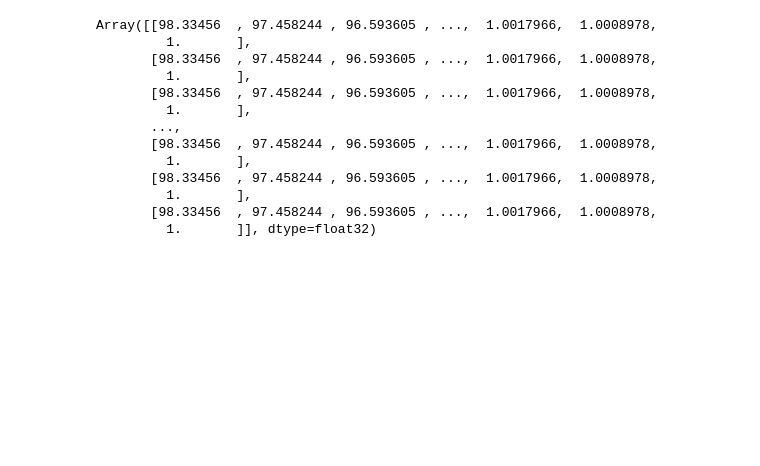
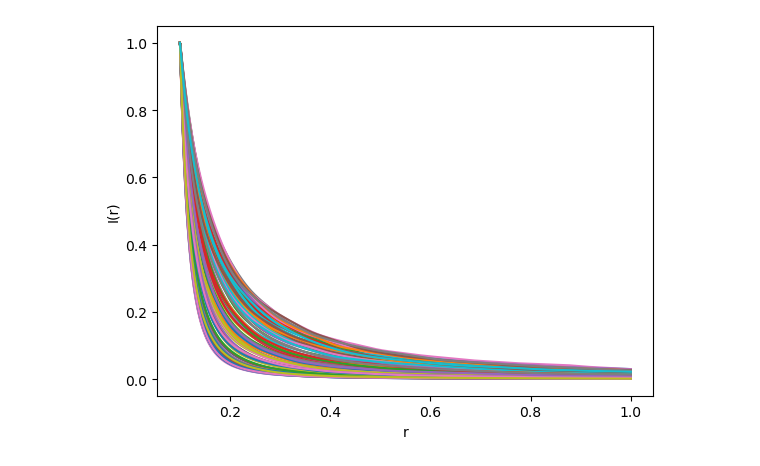
Before and after one commit to RuneRost/RadiativeTransfer, a Jupyter notebook: create_data_1d.ipynb, the cells around one changed output. Saved outputs shown, nothing was run; the diff lists cells and outputs as text; code cells hidden in the pictures; blank space fills up the shorter version.

```diff
--- a/create_data_1d.ipynb
+++ b/create_data_1d.ipynb
@@ -167,20 +164,16 @@ def create_data(r_min, r_max, num_steps_r, f_min, f_max, num_steps_f, key, num_s
     return j_train, a_train, a_noisy_train, I_train
 # %%
 key = random.PRNGKey(0)
-results = create_data(0.1, 1.0, 2000, 0.1, 1.0, 2000, key, 2)
+results = create_data(0.1, 1.0, 2000, 0.1, 1.0, 1, key, 100)
-# %%
-results[1][0]
-# %% [output]
-Array([[98.33456  , 97.458244 , 96.593605 , ...,  1.0017966,  1.0008978,
-         1.       ],
-       [98.33456  , 97.458244 , 96.593605 , ...,  1.0017966,  1.0008978,
-         1.       ],
-       [98.33456  , 97.458244 , 96.593605 , ...,  1.0017966,  1.0008978,
-         1.       ],
-       ...,
-       [98.33456  , 97.458244 , 96.593605 , ...,  1.0017966,  1.0008978,
-         1.       ],
-       [98.33456  , 97.458244 , 96.593605 , ...,  1.0017966,  1.0008978,
-         1.       ],
-       [98.33456  , 97.458244 , 96.593605 , ...,  1.0017966,  1.0008978,
-         1.       ]], dtype=float32)
+# %%
+r_plot = jnp.linspace(0.1, 1.0, 1000)
+for i in range(100):
+    for j in range(1):
+        plt.plot(r_plot, results[3][i][j])
+
+
+plt.xlabel("r")
+plt.ylabel("I(r)")
+plt.show()
+# %% [output]
+[figure, added]
```
Also changed, not shown: parts of 2 cells of this notebook.
